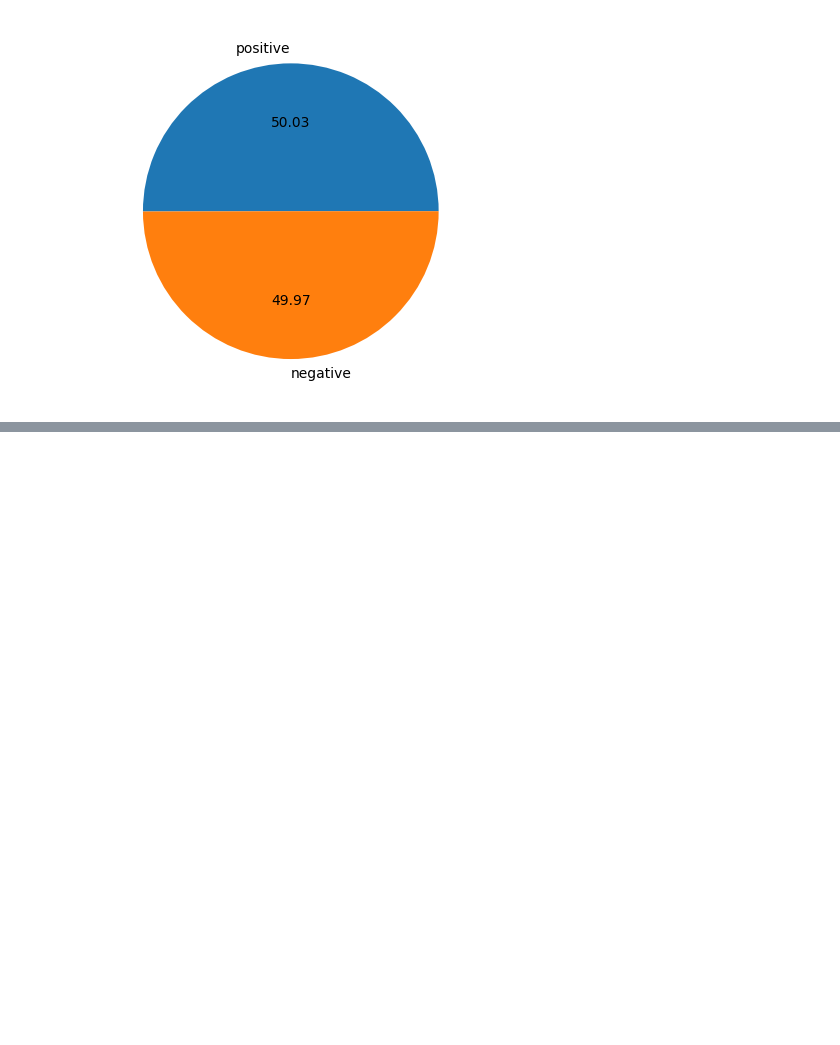
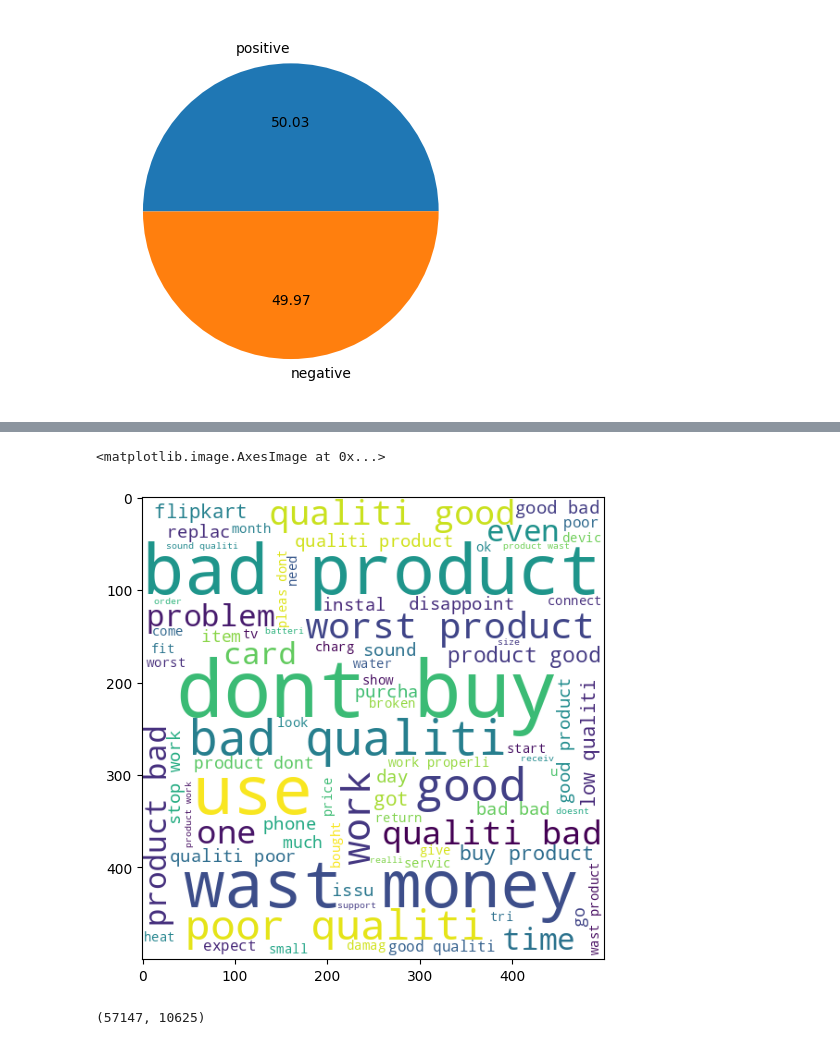
Before and after one commit to spathakk21/ARIES_review_classifier_, a Jupyter notebook: review_classsifier.ipynb, the cells around one changed output, grey strips where cells are left out. Saved outputs shown, nothing was run; the diff lists cells and outputs as text; code cells hidden in the pictures; blank space fills up the shorter version.

```diff
--- a/review_classsifier.ipynb
+++ b/review_classsifier.ipynb
@@ -291,0 +392,6 @@ will be working over unskewd data now
+# %%
+plt.figure(figsize=(15,6))
+plt.imshow(negative)
+# %% [output]
+<matplotlib.image.AxesImage at 0x...>
+[figure, added]
@@ -291,0 +404,4 @@ will be working over unskewd data now
+# %%
+X.shape
+# %% [output]
+(57147, 10625)
```
Also changed, not shown: parts of 23 cells of this notebook.
